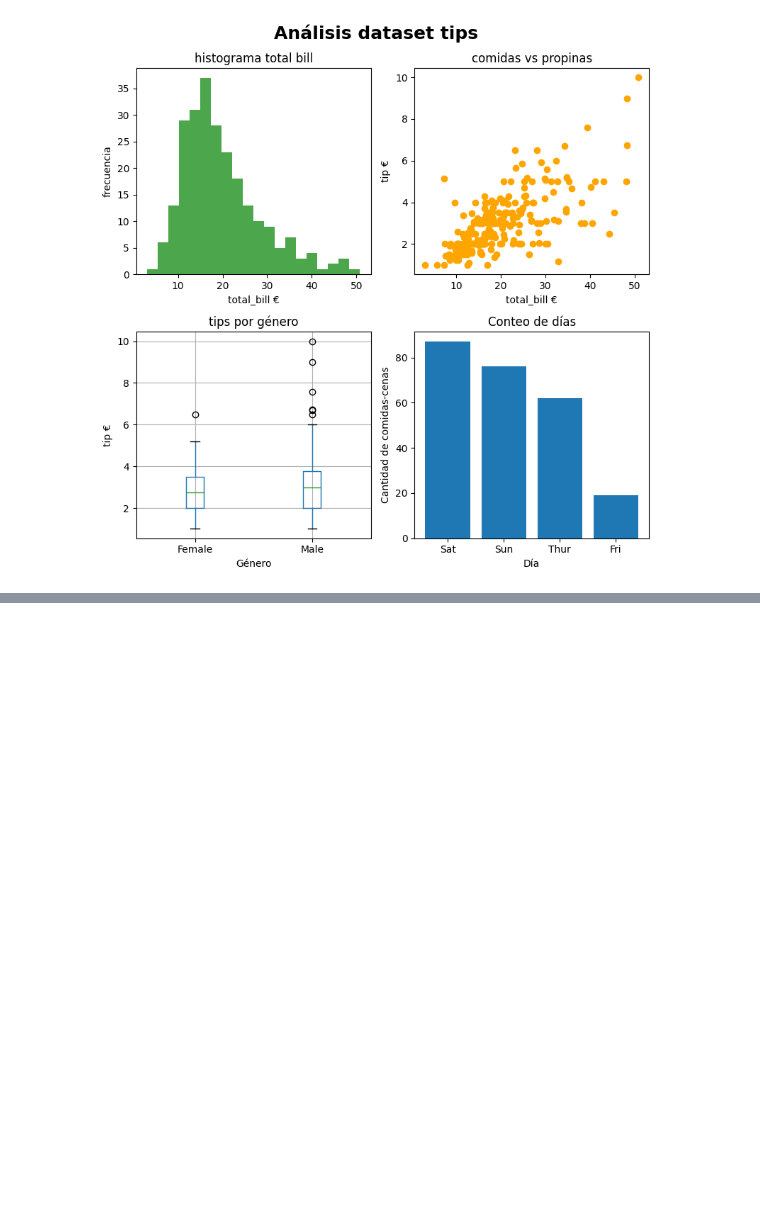
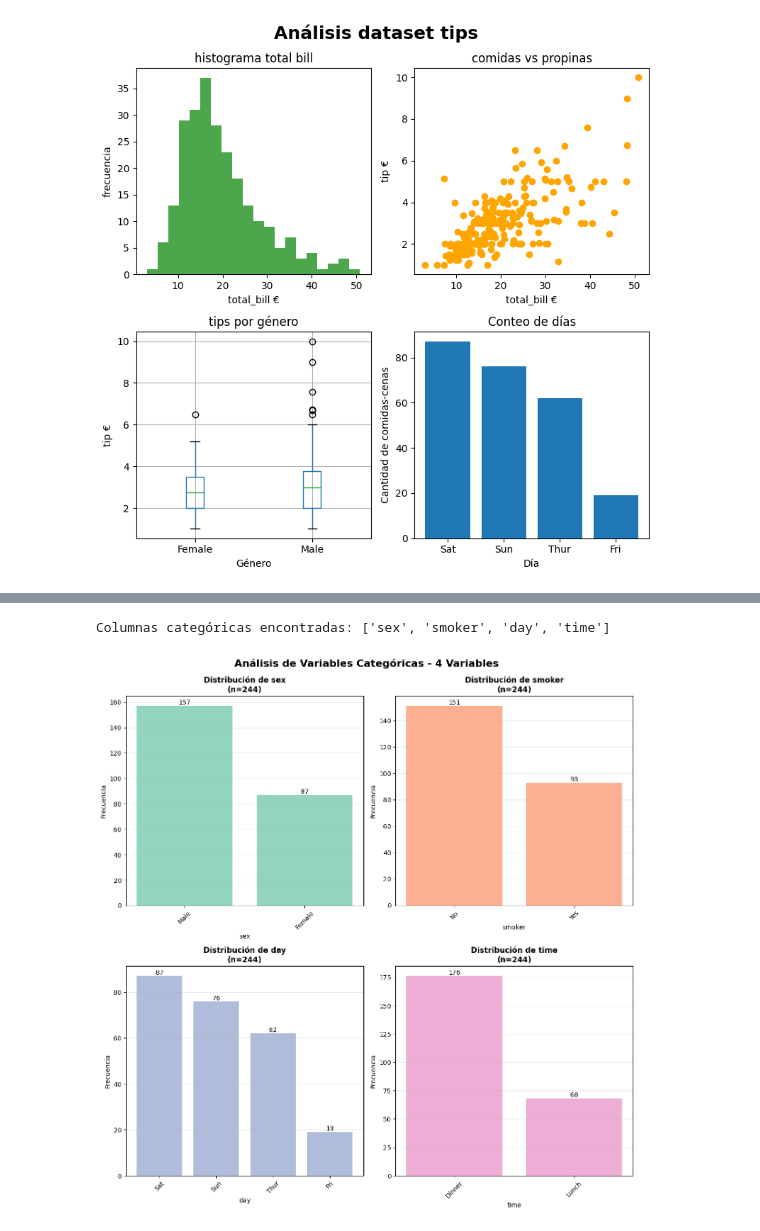
Before and after one commit to certidevs/curso-2025-07-visualizacion, a Jupyter notebook: clase.ipynb, the cells around one changed output, grey strips where cells are left out. Saved outputs shown, nothing was run; the diff lists cells and outputs as text; code cells hidden in the pictures; blank space fills up the shorter version.

```diff
--- a/clase.ipynb
+++ b/clase.ipynb
@@ -326,0 +454,70 @@ plt.tight_layout()
+# %%
+# CÓDIGO SUBPLOTS AUTOMÁTICOS PARA COLUMNAS CATEGÓRICAS
+
+# Obtener solo las columnas categóricas (no numéricas)
+columnas_categoricas = df.select_dtypes(exclude=[np.number]).columns.tolist()
+print(f"Columnas categóricas encontradas: {columnas_categoricas}")
+
+# Verificar si hay columnas categóricas
+if columnas_categoricas:
+    # Calcular el número de filas y columnas para el subplot
+    n_columnas_cat = len(columnas_categoricas)
+    ncols_cat = 2  # número de columnas en el subplot para categóricas
+    nrows_cat = math.ceil(n_columnas_cat / ncols_cat)
+
+    # Crear el subplot
+    fig, axes = plt.subplots(nrows=nrows_cat, ncols=ncols_cat, figsize=(12, 6*nrows_cat))
+
+    # Asegurar que axes sea siempre un array 2D
+    if nrows_cat == 1 and ncols_cat == 1:
+        axes = np.array([[axes]])
+    elif nrows_cat == 1:
+        axes = axes.reshape(1, -1)
+    elif ncols_cat == 1:
+        axes = axes.reshape(-1, 1)
+
+    # Crear gráficos de barras automáticamente con bucle for
+    for i, columna in enumerate(columnas_categoricas):
+        # Calcular posición en la grilla
+        fila = i // ncols_cat
+        col = i % ncols_cat
+
+        # Obtener conteos de valores
+        conteos = df[columna].value_counts()
+
+        # Crear gráfico de barras
+        barras = axes[fila, col].bar(conteos.index, conteos.values,
+                                    color=plt.cm.Set2(i), alpha=0.7)
+
+        # Configurar el gráfico
+        axes[fila, col].set_title(f'Distribución de {columna}\n(n={len(df[columna].dropna())})',
+                                  fontsize=12, fontweight='bold')
+        axes[fila, col].set_xlabel(columna)
+        axes[fila, col].set_ylabel('Frecuencia')
+        axes[fila, col].grid(True, alpha=0.3, axis='y')
+
+        # Rotar etiquetas del eje x si son muy largas
+        axes[fila, col].tick_params(axis='x', rotation=45)
+
+        # Añadir valores encima de las barras
+        for barra in barras:
+            altura = barra.get_height()
+            axes[fila, col].text(barra.get_x() + barra.get_width()/2., altura,
+                               f'{int(altura)}',
+                               ha='center', va='bottom', fontsize=10)
+
+    # Ocultar subplots vacíos si los hay
+    for i in range(n_columnas_cat, nrows_cat * ncols_cat):
+        fila = i // ncols_cat
+        col = i % ncols_cat
+        axes[fila, col].axis('off')
+
+    plt.tight_layout()
+    plt.suptitle(f'Análisis de Variables Categóricas - {n_columnas_cat} Variables',
+                 fontsize=16, fontweight='bold', y=1.02)
+    plt.show()
+else:
+    print("No se encontraron columnas categóricas en el DataFrame")
+# %% [output]
+Columnas categóricas encontradas: ['sex', 'smoker', 'day', 'time']
+[figure, added]
```
Also changed, not shown: parts of 4 cells of this notebook, 1 other file.
